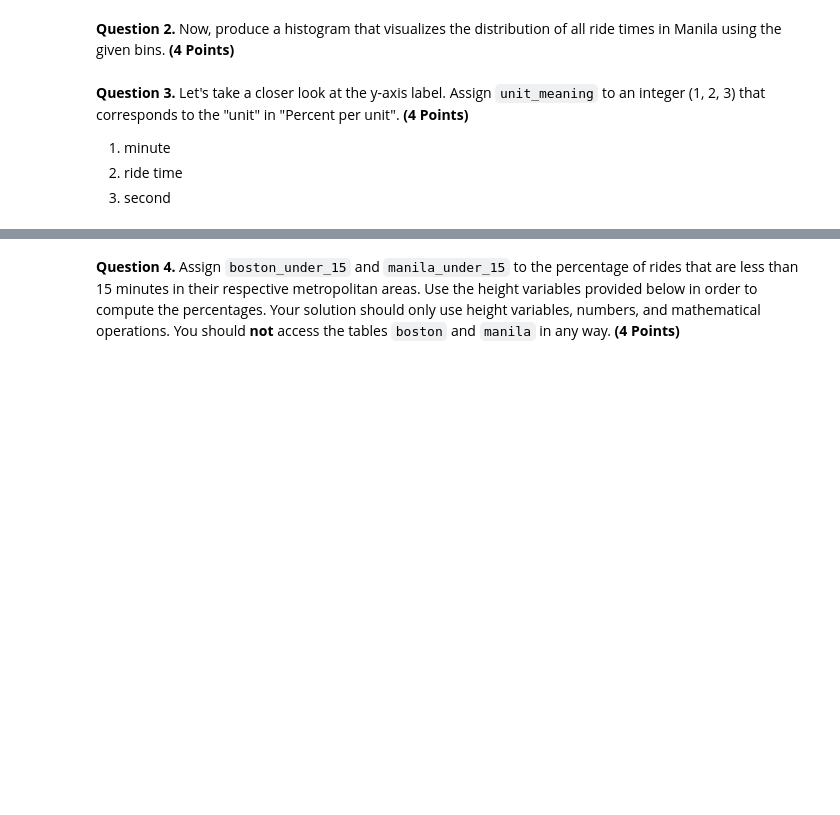
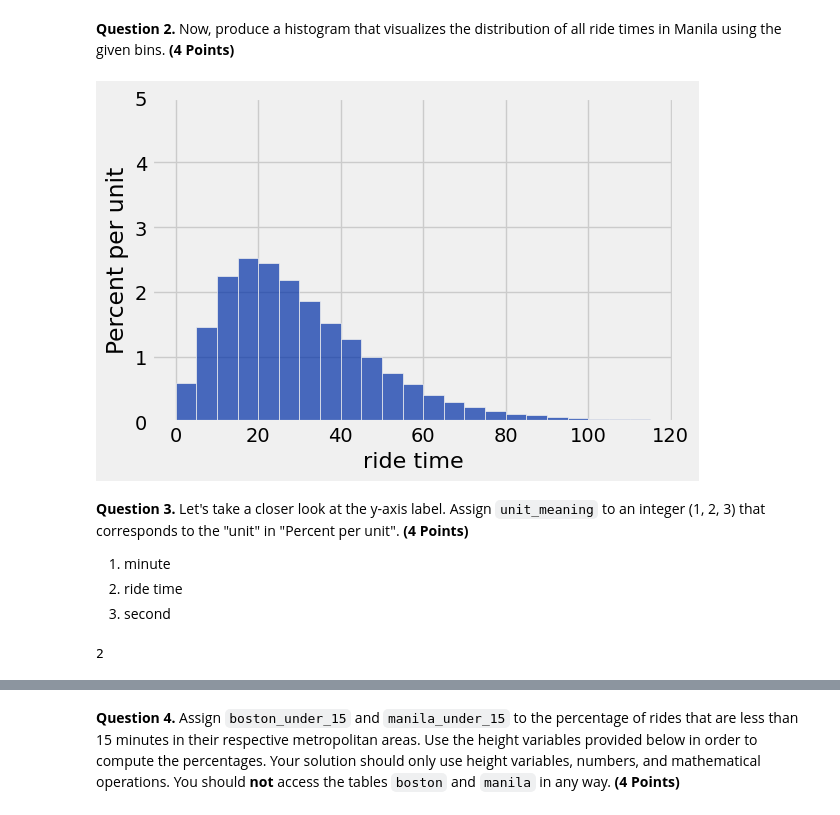
Before and after one commit to nwinbourn/DAT1001-NWinbourn, a Jupyter notebook: hw/hw03/hw03.ipynb, the cells around one changed output, grey strips where cells are left out. Saved outputs shown, nothing was run; the diff lists cells and outputs as text; code cells hidden in the pictures; blank space fills up the shorter version.

```diff
--- a/hw/hw03/hw03.ipynb
+++ b/hw/hw03/hw03.ipynb
@@ -223,10 +351,12 @@ equal_bins = np.arange(0, 120, 5)
 **Question 2.** Now, produce a histogram that visualizes the distribution of all ride times in Manila using the given bins. **(4 Points)**
 # %%
 equal_bins = np.arange(0, 120, 5)
-...
+manila.hist('ride time', bins=equal_bins)
 
 # Don't delete the following line!
 plots.ylim(0, 0.05);
+# %% [output]
+[figure, added]
 # %% [markdown]
 <!-- END QUESTION -->
 
@@ -236,7 +366,9 @@ plots.ylim(0, 0.05);
 2. ride time
 3. second
 # %%
-unit_meaning = ...
+unit_meaning = 2
 unit_meaning
+# %% [output]
+2
 # %%
 grader.check("q3_3")
```
Also changed, not shown: parts of 45 cells of this notebook, 16 other files.
